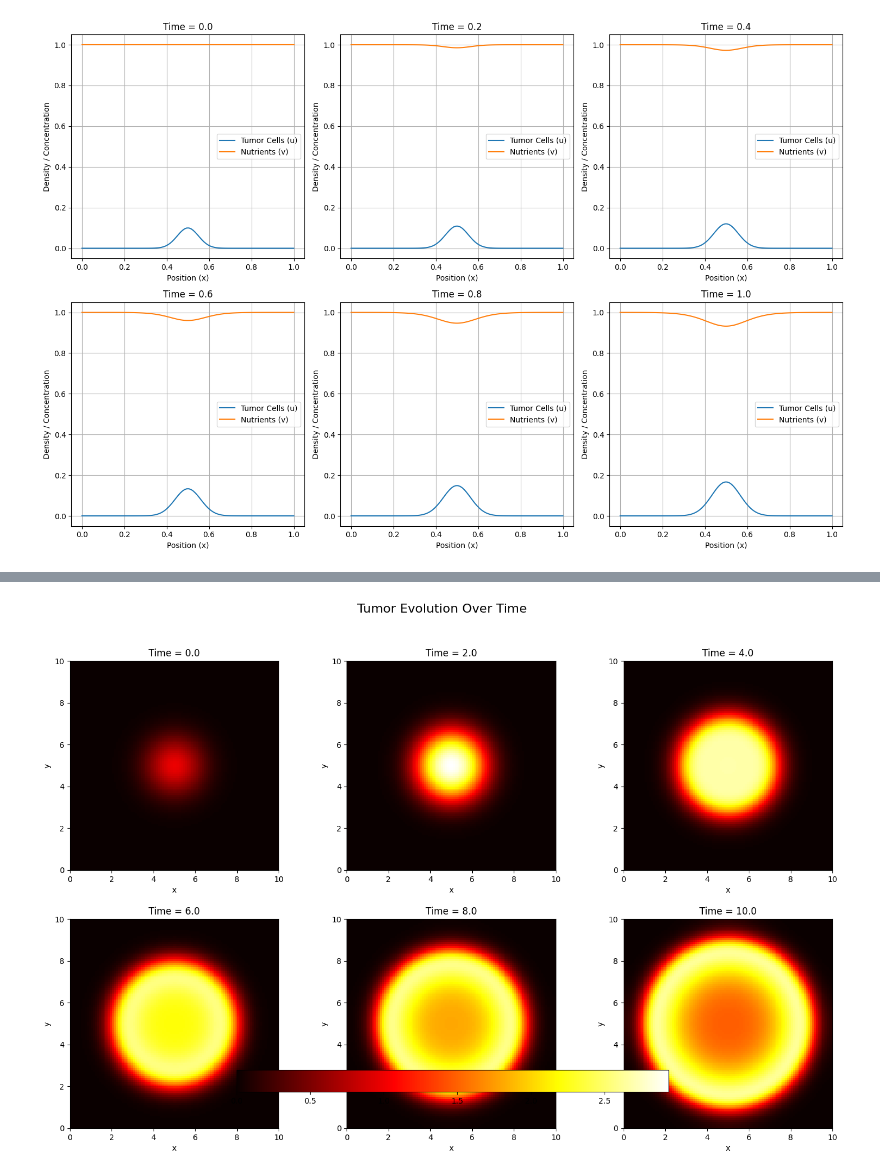
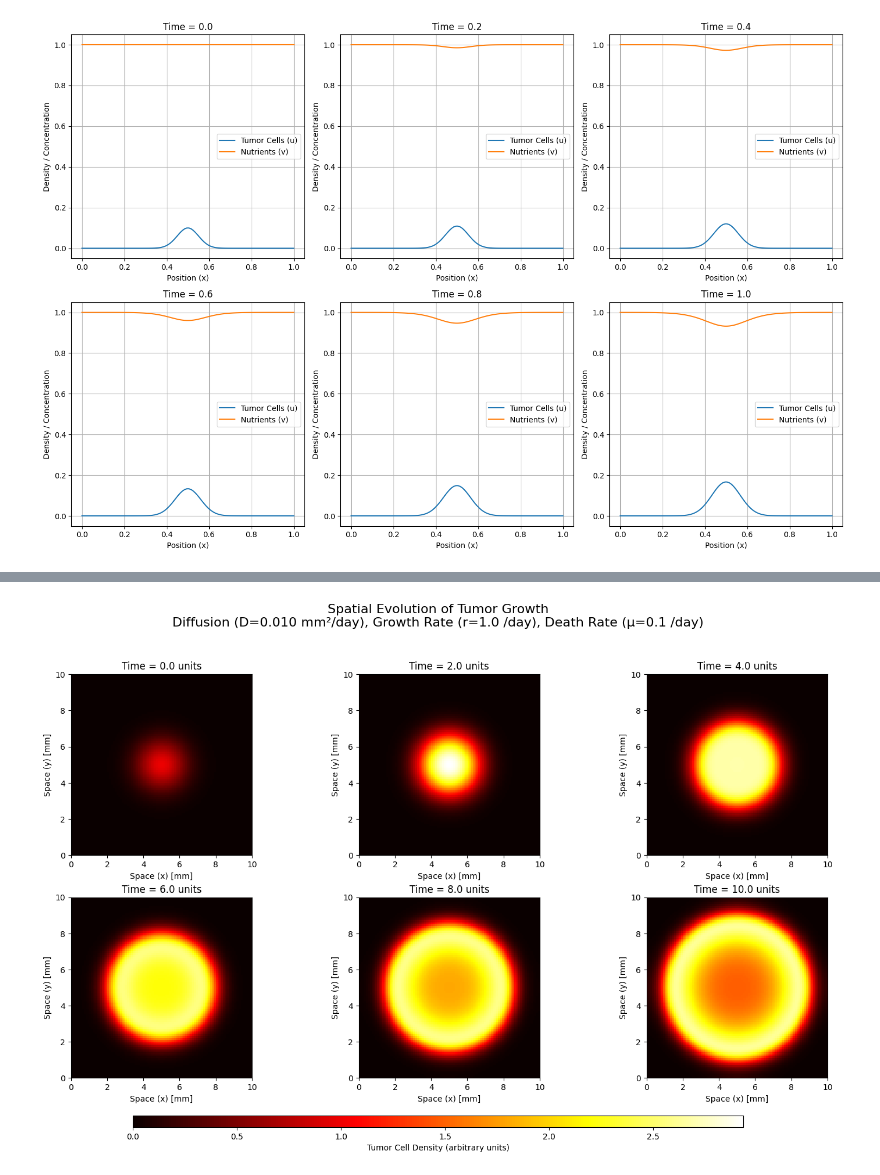
Before and after one commit to MMIV-ML/BMED365-2025, a Jupyter notebook: Lab5-Comp-Mod/notebooks/02-tumor-growth.ipynb, the cells around one changed output, grey strips where cells are left out. Drawn from its saved outputs; the diff is of its cells as text; code cells hidden in the pictures.

Commit message:
update of tumor graph and angiogenesis

```diff
--- a/Lab5-Comp-Mod/notebooks/02-tumor-growth.ipynb
+++ b/Lab5-Comp-Mod/notebooks/02-tumor-growth.ipynb
@@ -754,5 +245,4 @@ Here’s the complete Python code:
 # %%
-
 import numpy as np
 import matplotlib.pyplot as plt
 from scipy.ndimage import gaussian_filter
@@ -800,38 +290,51 @@ for n in range(num_steps):
     lap_u[:, -1] += (u[:, -2] - u[:, 0]) / h**2
 
     # Reaction terms
     f = r * u * v / (v + k) - mu * u  # Tumor growth and death
     g = -sigma * u * v                # Nutrient consumption
 
     # Update u (entire grid, since no-flux boundaries are handled in lap_u)
     u += dt * (D_u * lap_u + f)
 
     # Compute Laplacian for v
     lap_v = (np.roll(v, 1, axis=0) + np.roll(v, -1, axis=0) +
              np.roll(v, 1, axis=1) + np.roll(v, -1, axis=1) - 4 * v) / h**2
 
     # Update v (interior only, boundaries remain v_0)
     v[1:-1, 1:-1] += dt * (D_v * lap_v[1:-1, 1:-1] + g[1:-1, 1:-1])
 
     # Save snapshot every save_interval steps
     if (n + 1) % save_interval == 0:
         u_snapshots.append(u.copy())
 
-# Plotting
+
+
+# Plotting with improved annotations and colorbar placement
 fig, axs = plt.subplots(2, 3, figsize=(15, 10))
 max_u = max(np.max(u) for u in u_snapshots)  # Global maximum for consistent color scale
+
+# Plot each time snapshot
 for i in range(6):
     row = i // 3
     col = i % 3
     ax = axs[row, col]
     im = ax.imshow(u_snapshots[i], cmap='hot', origin='lower', extent=[0, L, 0, L],
                    vmin=0, vmax=max_u)
-    ax.set_title(f'Time = {i * 2:.1f}')
-    ax.set_xlabel('x')
-    ax.set_ylabel('y')
-fig.colorbar(im, ax=axs.ravel().tolist(), orientation='horizontal', fraction=0.05, pad=0.05)
-plt.suptitle('Tumor Evolution Over Time', fontsize=16)
-plt.tight_layout(rect=[0, 0.03, 1, 0.95])
+    ax.set_title(f'Time = {i * 2:.1f} units', fontsize=12)
+    ax.set_xlabel('Space (x) [mm]', fontsize=10)
+    ax.set_ylabel('Space (y) [mm]', fontsize=10)
+
+# Add colorbar below all subplots
+cbar_ax = fig.add_axes([0.15, 0.05, 0.7, 0.02])  # [left, bottom, width, height]
+cbar = fig.colorbar(im, cax=cbar_ax, orientation='horizontal')
+cbar.set_label('Tumor Cell Density (arbitrary units)', fontsize=10)  # Dimensionless units
+
+# Main title with more specific information
+plt.suptitle('Spatial Evolution of Tumor Growth\n' +
+             f'Diffusion (D={D_u:.3f} mm²/day), Growth Rate (r={r:.1f} /day), Death Rate (μ={mu:.1f} /day)',
+             fontsize=16, y=0.95)
+
+plt.tight_layout(rect=[0, 0.08, 1, 0.92])  # Adjusted to make room for colorbar
 plt.show()
 # %% [output]
-[figure, old version]
+[figure, new version]
```
Also changed, not shown: parts of 25 cells of this notebook.
